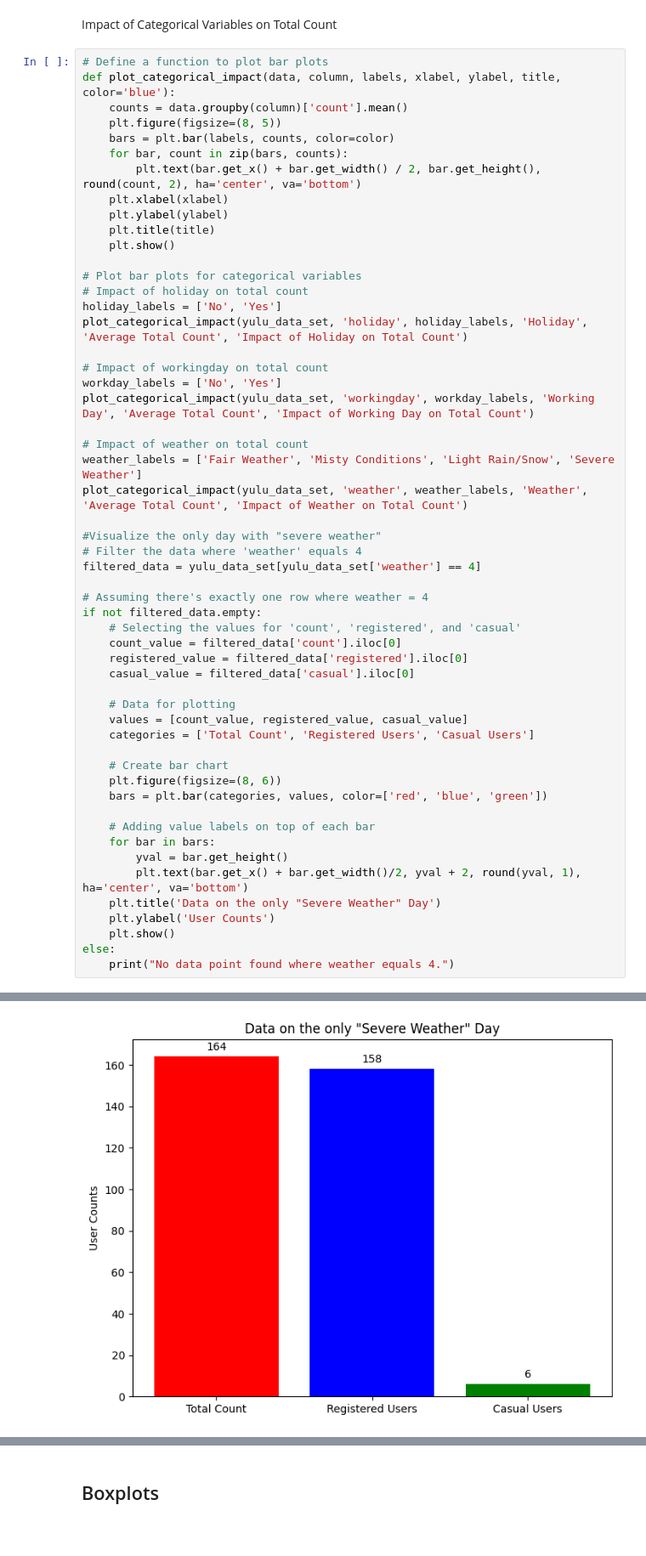
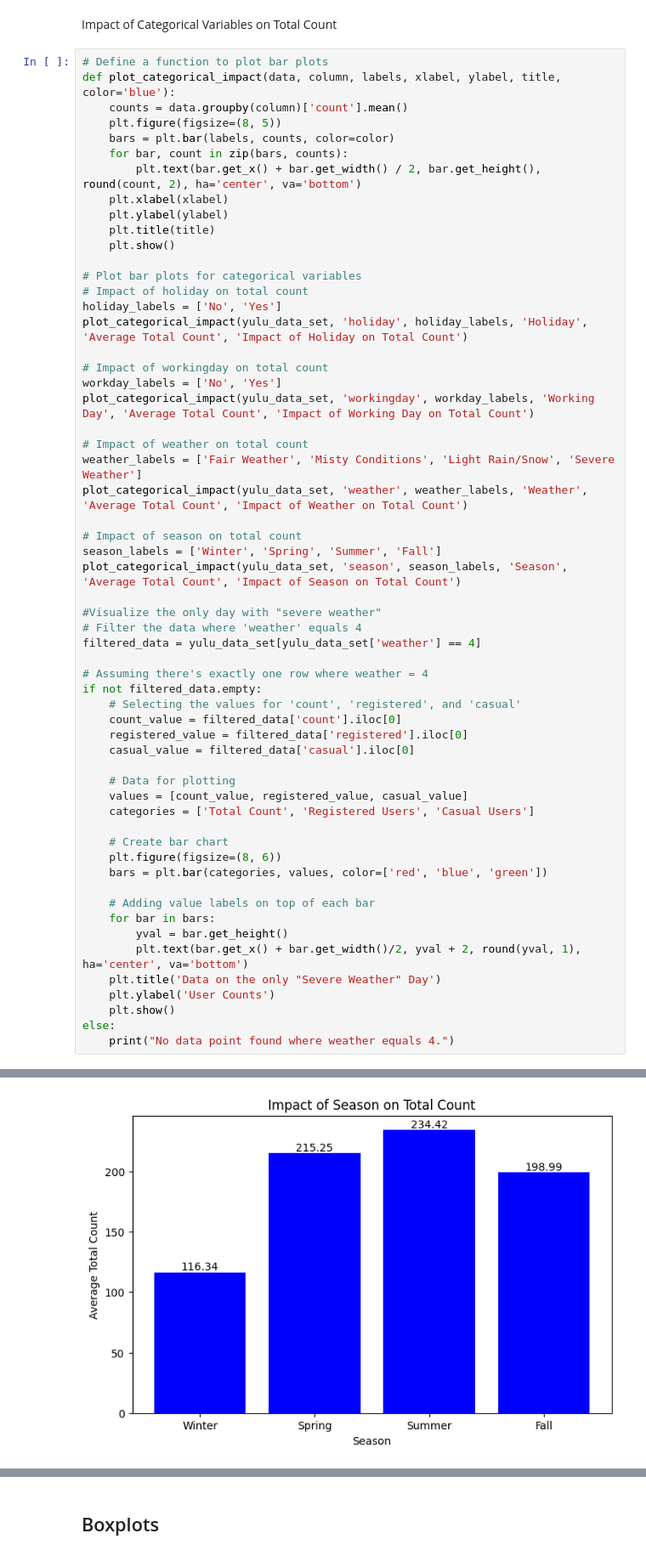
Before and after one commit to ArchibaldTheFirst/YuluBikesharing_Group5, a Jupyter notebook: Nature_of_Data.ipynb, the cells around one changed output, grey strips where cells are left out. Shown at 85% size. Saved outputs shown, nothing was run; the diff lists cells and outputs as text; blank space fills up the shorter version.

Commit message:
Added Graph for Season

```diff
--- a/Nature_of_Data.ipynb
+++ b/Nature_of_Data.ipynb
@@ -338,37 +338,41 @@ plot_categorical_impact(yulu_data_set, 'workingday', workday_labels, 'Working Da
 # Impact of weather on total count
 weather_labels = ['Fair Weather', 'Misty Conditions', 'Light Rain/Snow', 'Severe Weather']
 plot_categorical_impact(yulu_data_set, 'weather', weather_labels, 'Weather', 'Average Total Count', 'Impact of Weather on Total Count')
+
+# Impact of season on total count
+season_labels = ['Winter', 'Spring', 'Summer', 'Fall']
+plot_categorical_impact(yulu_data_set, 'season', season_labels, 'Season', 'Average Total Count', 'Impact of Season on Total Count')
 
 #Visualize the only day with "severe weather"
 # Filter the data where 'weather' equals 4
 filtered_data = yulu_data_set[yulu_data_set['weather'] == 4]
 
 # Assuming there's exactly one row where weather = 4
 if not filtered_data.empty:
     # Selecting the values for 'count', 'registered', and 'casual'
     count_value = filtered_data['count'].iloc[0]
     registered_value = filtered_data['registered'].iloc[0]
     casual_value = filtered_data['casual'].iloc[0]
 
     # Data for plotting
     values = [count_value, registered_value, casual_value]
     categories = ['Total Count', 'Registered Users', 'Casual Users']
 
     # Create bar chart
     plt.figure(figsize=(8, 6))
     bars = plt.bar(categories, values, color=['red', 'blue', 'green'])
 
     # Adding value labels on top of each bar
     for bar in bars:
         yval = bar.get_height()
         plt.text(bar.get_x() + bar.get_width()/2, yval + 2, round(yval, 1), ha='center', va='bottom')
     plt.title('Data on the only "Severe Weather" Day')
     plt.ylabel('User Counts')
     plt.show()
 else:
     print("No data point found where weather equals 4.")
 # %% [output]
 [figure]
 [figure]
 [figure]
-[figure, old version]
+[figure, new version]
```
Also changed, not shown: parts of 3 cells of this notebook.
